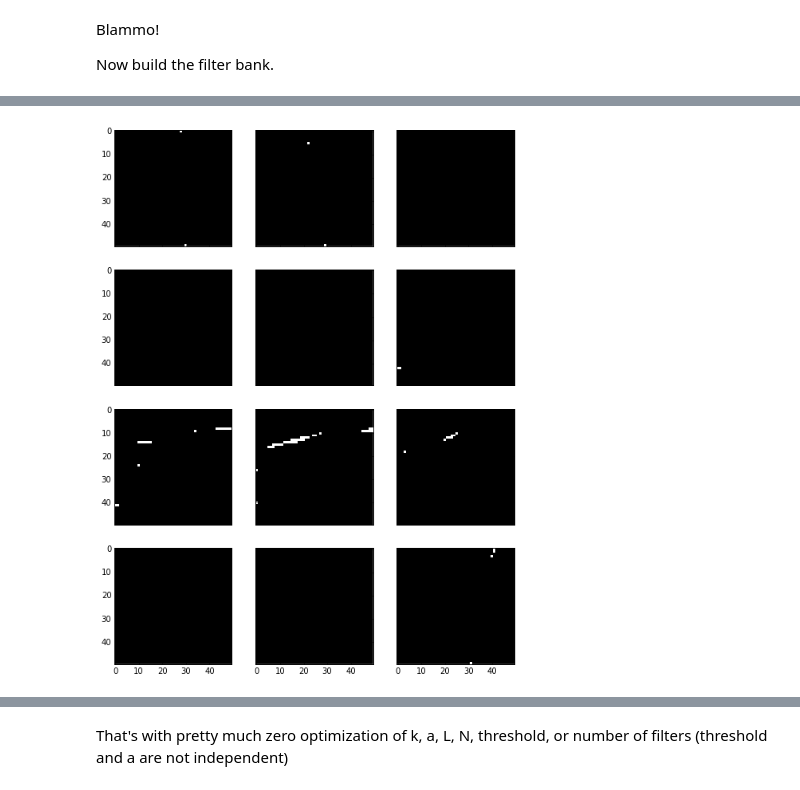
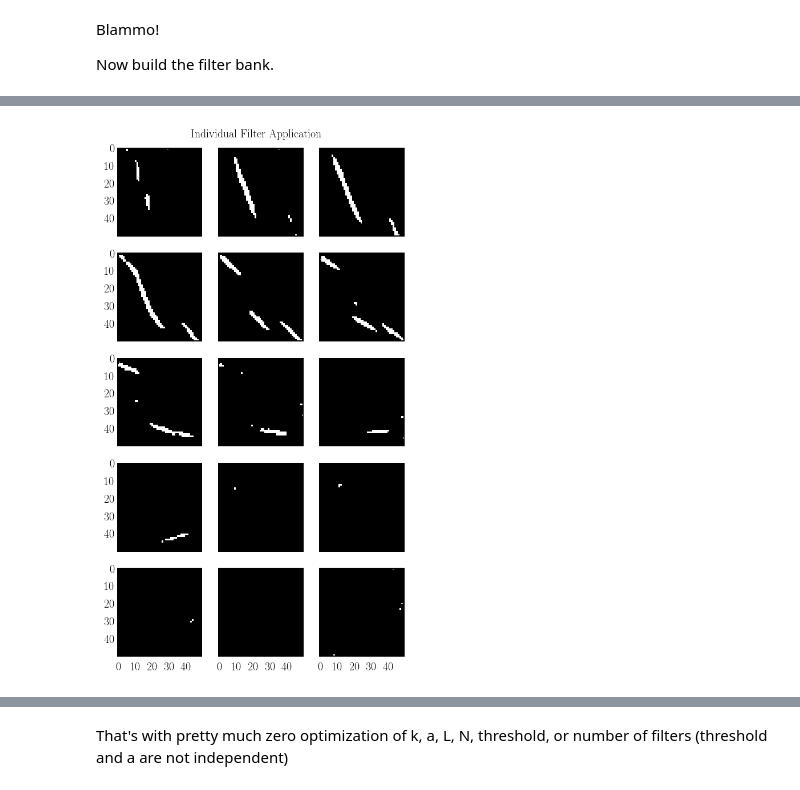
Before and after one commit to nikhartman/notebooks, a Jupyter notebook: build_filter_bank.ipynb, the cells around one changed output, grey strips where cells are left out. Saved outputs shown, nothing was run; the diff lists cells and outputs as text; code cells hidden in the pictures.

```diff
--- a/build_filter_bank.ipynb
+++ b/build_filter_bank.ipynb
@@ -17,6 +19,7 @@ import os, glob, shutil, random
 # %%
 img_dir = '/Users/nik/Dropbox/cnt_filter/original'
 test_dir = '/Users/nik/Dropbox/cnt_filter/test'
+fig_dir = '/Users/nik/Dropbox/Repos/thesis/figures/chapter3'
 os.chdir(test_dir)
 # %%
 # plot the data set that I'm working with
@@ -30,6 +33,6 @@ fig, axs = plt.subplots(10,5,sharex = True, sharey=False,
 axs = axs.flat
 
 for i, im in enumerate(tubes):
-    axs[i].imshow(im, cmap = plt.cm.gray, aspect = 'auto', interpolation = 'None')
+    axs[i].imshow(im, aspect = 'auto', interpolation = 'None')
     axs[i].set_title(i)
 # %% [output]
@@ -80,7 +83,7 @@ def build_kernel(func, N, k, a, L):
 # %%
 N = 21
 x = np.arange(-(N/2),(N/2)+1,1)
-f = triangle(x, 5, 255)
+# f = triangle(x, 5, 255)
 s = sinc(x, 1.8, 255)
-plt.plot(x, f, x, s)
+plt.plot(x, s)
 # %% [output]
@@ -146,16 +148,20 @@ Blammo!
 
 Now build the filter bank.
 # %%
-rotations = np.arange(0,180,15, dtype=np.float)
+rotations = np.arange(0,180,12, dtype=np.float)
 
-fig, axs = plt.subplots(4,3,sharex = True, sharey=True,
-                        figsize=(3*3,4*3))
+fig, axs = plt.subplots(5,3,sharex = True, sharey=True,
+                        figsize=(3*3,5*3))
 axs = axs.flat
 
-N = 21
+N = 25
 fbank = np.zeros((len(rotations),N,N))
-kernel = build_kernel(sinc,N,1.8,10.0,15)
+kernel = build_kernel(sinc,N,1.75,10.0,16)
 for i, r in enumerate(rotations):
     fbank[i] = ndimage.rotate(kernel, r, reshape=False, mode='nearest')
-    axs[i].imshow(fbank[i], aspect = 'auto', interpolation='none')
+    axs[i].imshow(fbank[i], aspect = 'auto', interpolation='nearest', cmap=plt.cm.jet)
+fig.suptitle('Matched Filter Bank')
+fig.subplots_adjust(top=0.95)
+fig.savefig(os.path.join(fig_dir, 'matched_filter_bank.pdf'), format='pdf', dpi=300)
+#fig.tight_layout()
 # %% [output]
@@ -163,15 +169,18 @@ for i, r in enumerate(rotations):
 # %%
-imtest = tubes[45]
+imtest = tubes[2]
 
-fig, axs = plt.subplots(4,3,sharex = True, sharey=True,
-                        figsize=(3*3,4*3))
+fig, axs = plt.subplots(5,3,sharex = True, sharey=True,
+                        figsize=(3*3,5*3))
 axs = axs.flat
 
-threshold=4
+threshold=3.6
 result = np.zeros((50,50))
 for i, f in enumerate(fbank):
     imfilt = ndimage.convolve(imtest, fbank[i], mode='nearest')
-    axs[i].imshow(imfilt>threshold, plt.cm.gray, aspect = 'auto', interpolation='none')
+    axs[i].imshow(imfilt>threshold, plt.cm.gray, aspect = 'auto', interpolation='nearest')
     result += imfilt>threshold
+fig.suptitle('Individual Filter Application')
+fig.subplots_adjust(top=0.95)
+fig.savefig(os.path.join(fig_dir, 'applied_filter_bank.pdf'), format='pdf', dpi=300)
 # %% [output]
-[figure, old version]
+[figure, new version]
```
Also changed, not shown: parts of 13 cells of this notebook, 7 other files.
